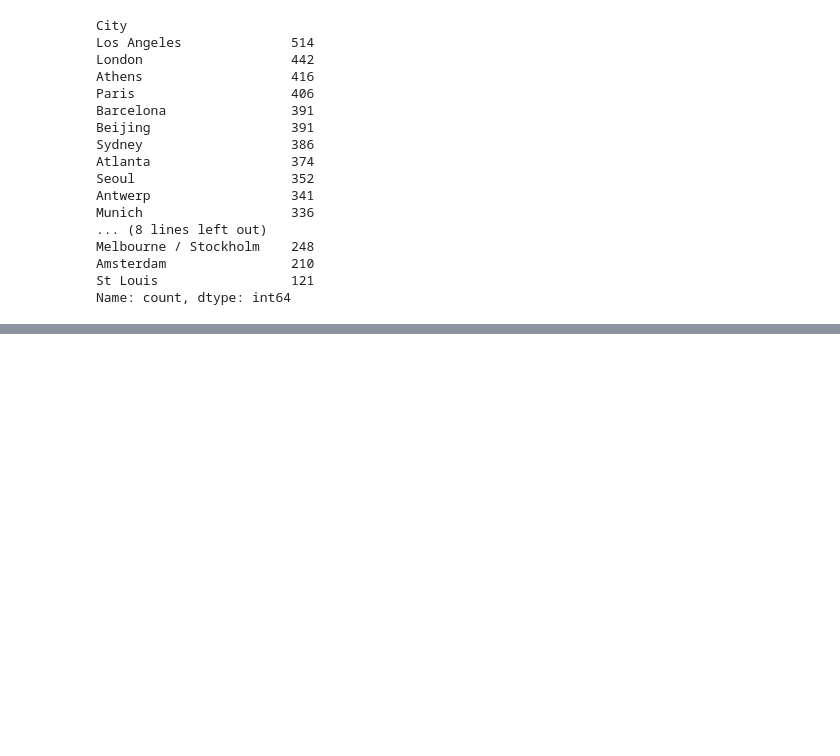
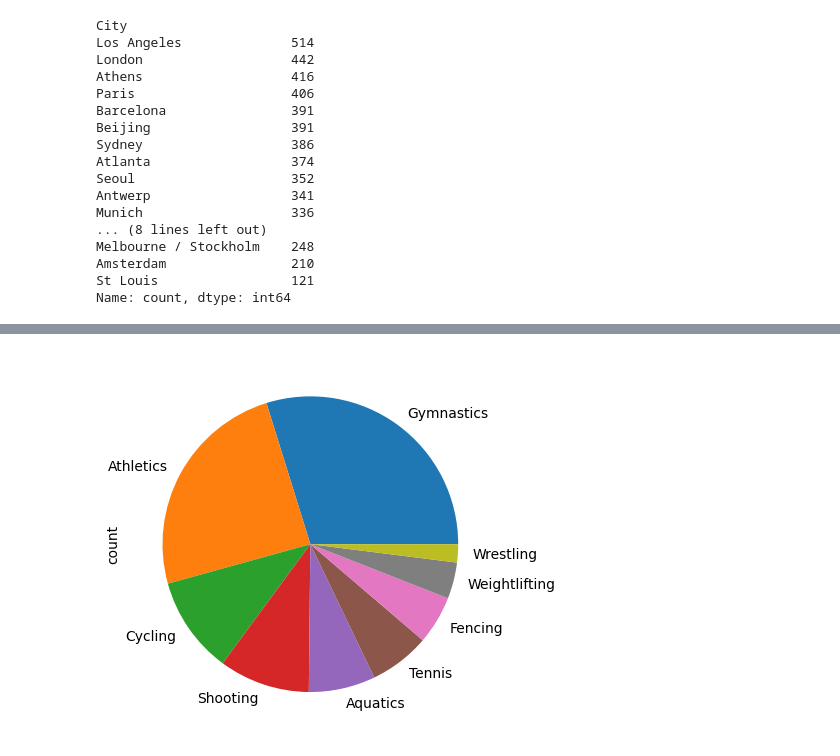
Before and after one commit to kipkosgeii/Olympics-Analysis, a Jupyter notebook: olympic.ipynb, the cells around one changed output, grey strips where cells are left out. Cells and saved outputs as stored; diff of their text form; code cells hidden in the pictures; blank space fills up the shorter version.

```diff
--- a/olympic.ipynb
+++ b/olympic.ipynb
@@ -118,0 +158,4 @@ Name: count, dtype: int64
+# %%
+fo.Sport.value_counts().plot(kind='pie');
+# %% [output]
+[figure, added]
```
Also changed, not shown: parts of 9 cells of this notebook, 1 other file.
